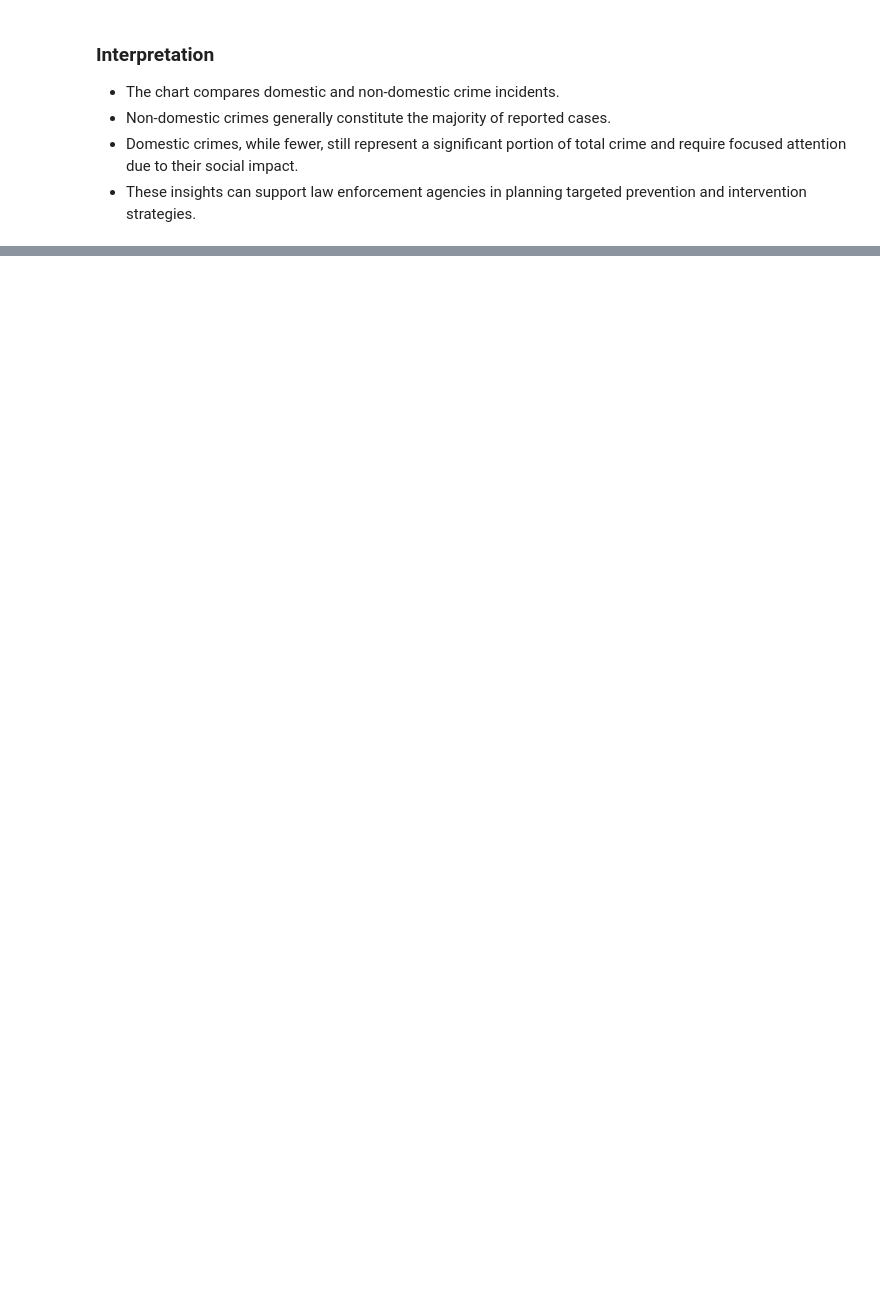
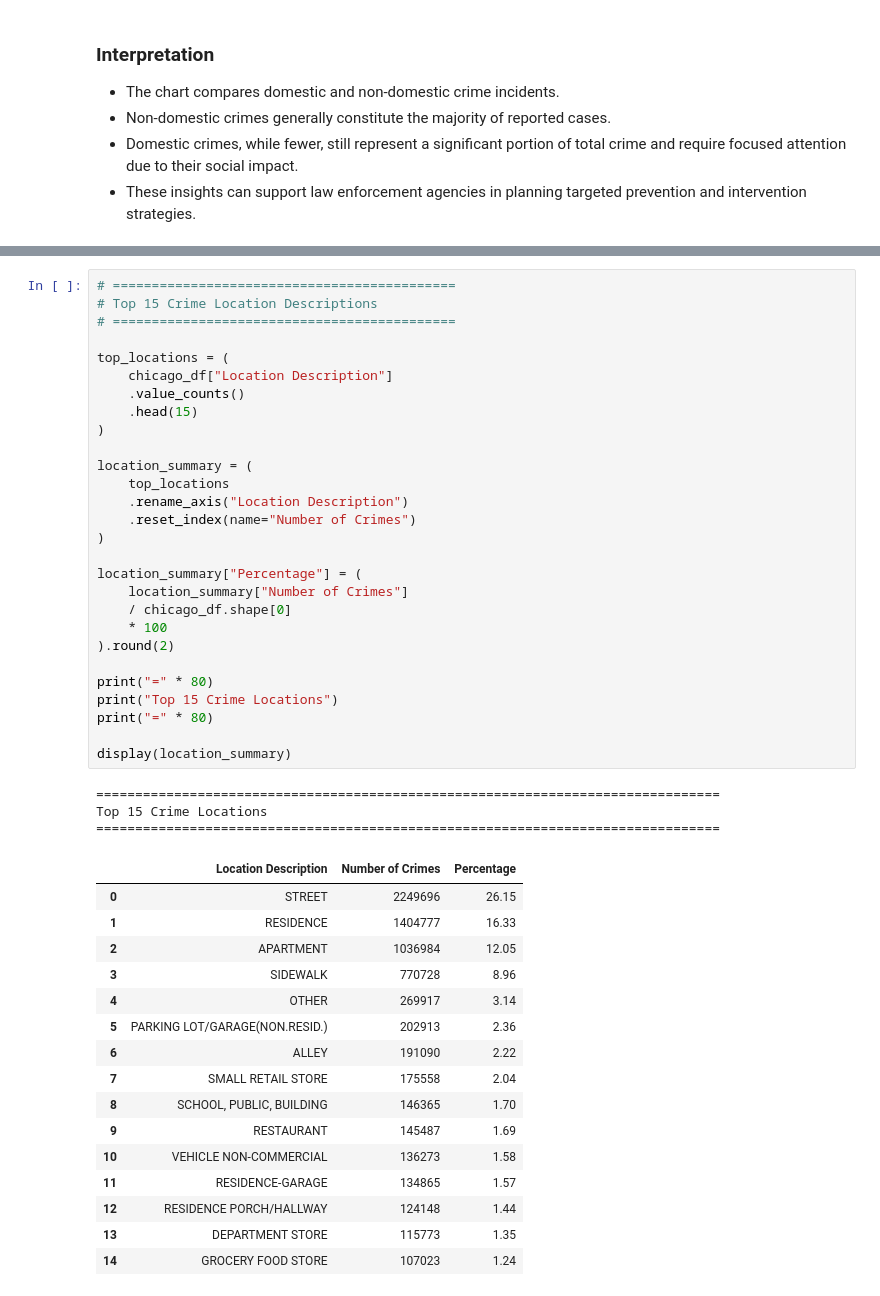
Before and after one commit to arnavon2005/Army_Provost_ML_Project, a Jupyter notebook: 04_Exploratory_Data_Analysis.ipynb, the cells around one changed output, grey strips where cells are left out. Saved outputs shown, nothing was run; the diff lists cells and outputs as text; blank space fills up the shorter version.

```diff
--- a/04_Exploratory_Data_Analysis.ipynb
+++ b/04_Exploratory_Data_Analysis.ipynb
@@ -1113,0 +1131,48 @@ plt.show()
+# %%
+# ============================================
+# Top 15 Crime Location Descriptions
+# ============================================
+
+top_locations = (
+    chicago_df["Location Description"]
+    .value_counts()
+    .head(15)
+)
+
+location_summary = (
+    top_locations
+    .rename_axis("Location Description")
+    .reset_index(name="Number of Crimes")
+)
+
+location_summary["Percentage"] = (
+    location_summary["Number of Crimes"]
+    / chicago_df.shape[0]
+    * 100
+).round(2)
+
+print("=" * 80)
+print("Top 15 Crime Locations")
+print("=" * 80)
+
+display(location_summary)
+# %% [output]
+================================================================================
+Top 15 Crime Locations
+================================================================================
+|  | Location Description | Number of Crimes | Percentage |
+| 0 | STREET | 2249696 | 26.15 |
+| 1 | RESIDENCE | 1404777 | 16.33 |
+| 2 | APARTMENT | 1036984 | 12.05 |
+| 3 | SIDEWALK | 770728 | 8.96 |
+| 4 | OTHER | 269917 | 3.14 |
+| 5 | PARKING LOT/GARAGE(NON.RESID.) | 202913 | 2.36 |
+| 6 | ALLEY | 191090 | 2.22 |
+| 7 | SMALL RETAIL STORE | 175558 | 2.04 |
+| 8 | SCHOOL, PUBLIC, BUILDING | 146365 | 1.70 |
+| 9 | RESTAURANT | 145487 | 1.69 |
+| 10 | VEHICLE NON-COMMERCIAL | 136273 | 1.58 |
+| 11 | RESIDENCE-GARAGE | 134865 | 1.57 |
+| 12 | RESIDENCE PORCH/HALLWAY | 124148 | 1.44 |
+| 13 | DEPARTMENT STORE | 115773 | 1.35 |
+| 14 | GROCERY FOOD STORE | 107023 | 1.24 |
```
Also changed, not shown: parts of 4 cells of this notebook.
